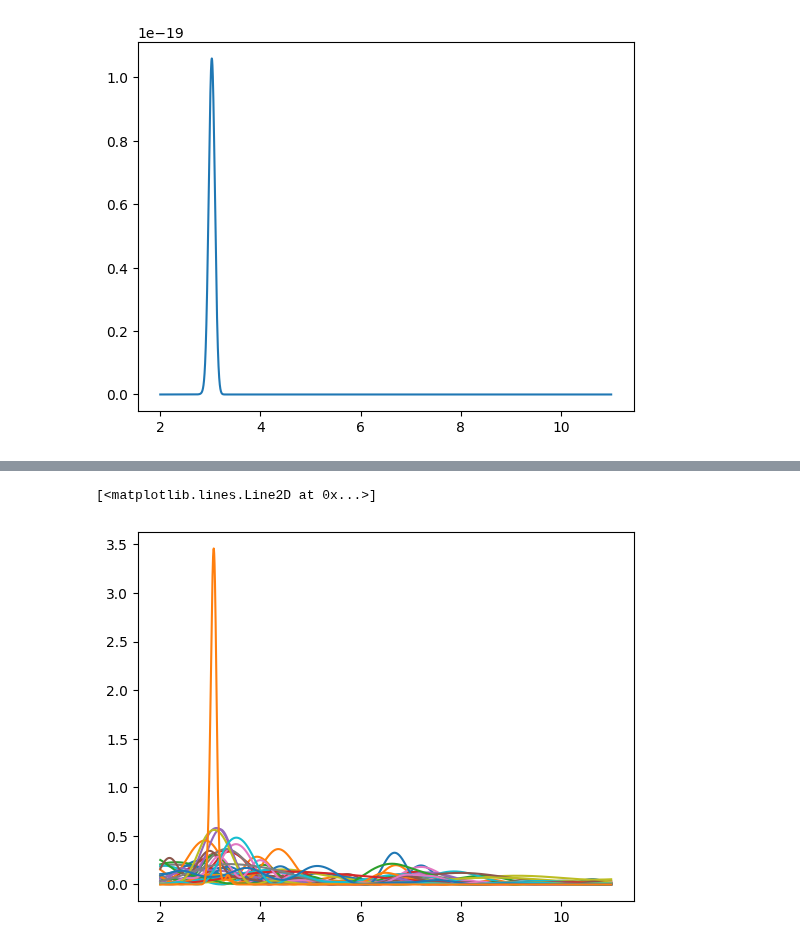
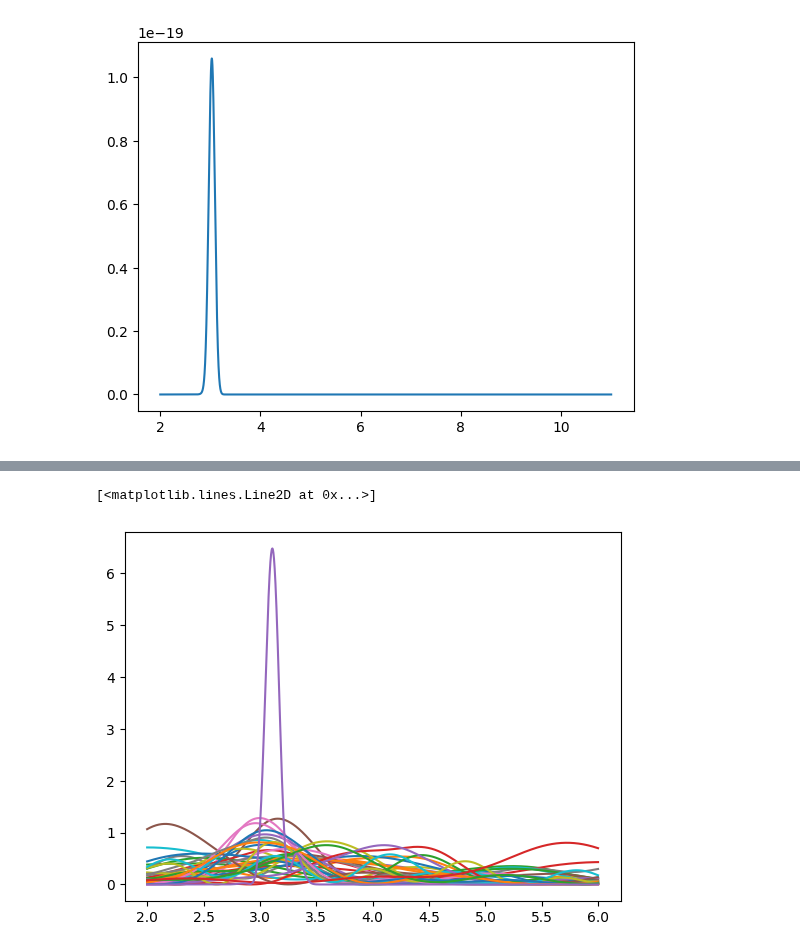
Before and after one commit to ziqing97/gnss_ir_analyze, a Jupyter notebook: src/test_likelyhood.ipynb, the cells around one changed output, grey strips where cells are left out. Cells and saved outputs as stored; diff of their text form; code cells hidden in the pictures.

Commit message:
Update test_likelyhood.ipynb
test the area overlap quantil

```diff
--- a/src/test_likelyhood.ipynb
+++ b/src/test_likelyhood.ipynb
@@ -175,7 +175,7 @@ satellite_list = data_dict.keys()
 azimut_mask = [270,330]
 elevation_mask = [0,60]
 min_height = 2
-max_height = 10 # meter
-time_length = 25 # minutes
+max_height = 5 # meter
+time_length = 20 # minutes
 time_dict,height_dict,azimut_dict,elevation_dict,frequency_dict,power_dict = esth.estimate_all_satellite(main_path,azimut_mask,elevation_mask,min_height,max_height,time_length)
 # %% [output]
@@ -191,5 +189,4 @@ array([3.066])
 # %%
-surface = np.sum(np.multiply(frequency[2:]-frequency[0:-2], power_likelyhood[1:-1]))
-scale = 1/surface
+area = np.sum(np.multiply((frequency[2:]-frequency[0:-2])/2, power_likelyhood[1:-1]))
+scale = 1/area
 power_likelyhood_scaled = power_likelyhood*scale
-plt.plot(frequency,power_likelyhood_scaled)
@@ -199,13 +193,13 @@ plt.plot(frequency,power_likelyhood_scaled)
 # %%
 power_norm_dict = {}
 for satellite_code in power_dict:
     power_norm_dict[satellite_code] = []
     for item in power_dict[satellite_code]:
-        surface = np.sum(np.multiply(frequency[2:]-frequency[0:-2], item[1:-1]))
-        scale = 1/surface
+        area = np.sum(np.multiply((frequency[2:]-frequency[0:-2])/2, item[1:-1]))
+        scale = 1/area
         power_norm_dict[satellite_code].append(item*scale)
         plt.plot(frequency,scale*item)
 plt.plot(frequency,power_likelyhood_scaled)
 # %% [output]
 [<matplotlib.lines.Line2D at 0x...>]
-[figure, old version]
+[figure, new version]
```
Also changed, not shown: parts of 8 cells of this notebook.
